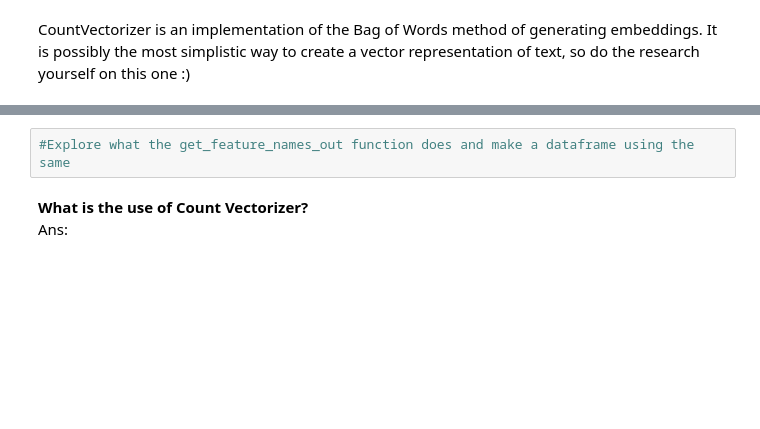
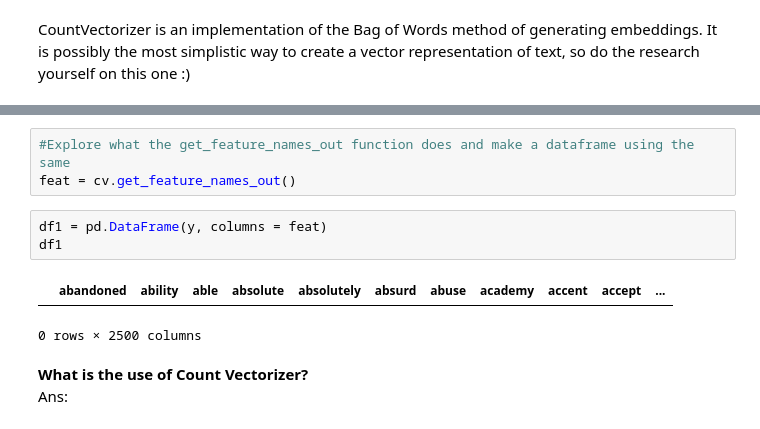
Before and after one commit to Laxmi-Prajapati/Synapse_LP, a Jupyter notebook: Copy_of_SynapseNLP_Week1.ipynb, the cells around one changed output, grey strips where cells are left out. Drawn from its saved outputs; the diff is of its cells as text; blank space fills up the shorter version.

```diff
--- a/Copy_of_SynapseNLP_Week1.ipynb
+++ b/Copy_of_SynapseNLP_Week1.ipynb
@@ -199,5 +225,12 @@ array([[1, 2, 1, 1, 1, 1, 2, 1, 1, 1]])
 # %%
 #Explore what the get_feature_names_out function does and make a dataframe using the same
+feat = cv.get_feature_names_out()
+# %%
+df1 = pd.DataFrame(y, columns = feat)
+df1
+# %% [output]
+|  | abandoned | ability | able | absolute | absolutely | absurd | abuse | academy | accent | accept | ... |
+0 rows × 2500 columns
 # %% [markdown]
 **What is the use of Count Vectorizer?** <br>
 Ans:
```
Also changed, not shown: parts of 35 cells of this notebook.
